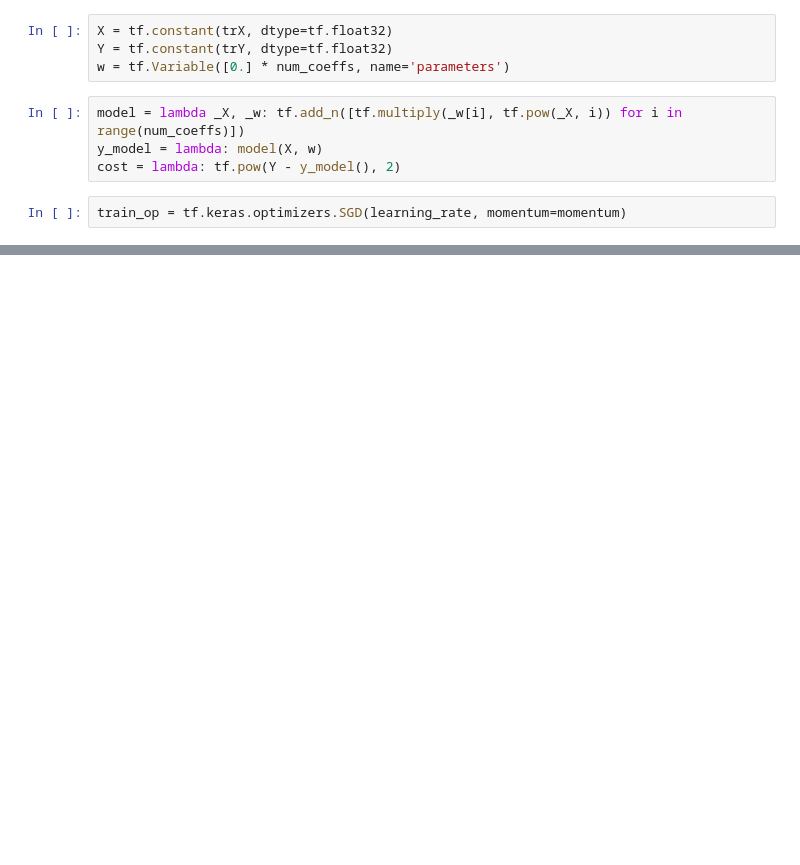
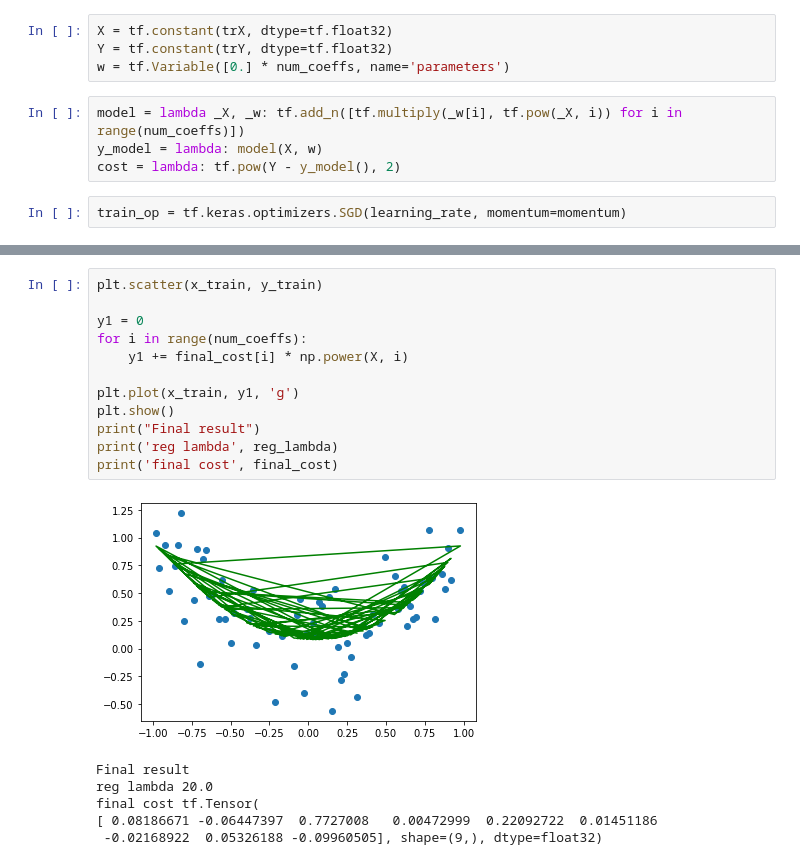
Before and after one commit to aflores/my-binder-notebooks, a Jupyter notebook: ch03-highlights.ipynb, the cells around one changed output, grey strips where cells are left out. Drawn from its saved outputs; the diff is of its cells as text; blank space fills up the shorter version.

```diff
--- a/ch03-highlights.ipynb
+++ b/ch03-highlights.ipynb
@@ -113,0 +223,19 @@ plt.show()
+# %%
+plt.scatter(x_train, y_train)
+
+y1 = 0
+for i in range(num_coeffs):
+    y1 += final_cost[i] * np.power(X, i)
+
+plt.plot(x_train, y1, 'g')
+plt.show()
+print("Final result")
+print('reg lambda', reg_lambda)
+print('final cost', final_cost)
+# %% [output]
+[figure, added]
+Final result
+reg lambda 20.0
+final cost tf.Tensor(
+[ 0.08186671 -0.06447397  0.7727008   0.00472999  0.22092722  0.01451186
+ -0.02168922  0.05326188 -0.09960505], shape=(9,), dtype=float32)
```
Also changed, not shown: parts of 22 cells of this notebook.
